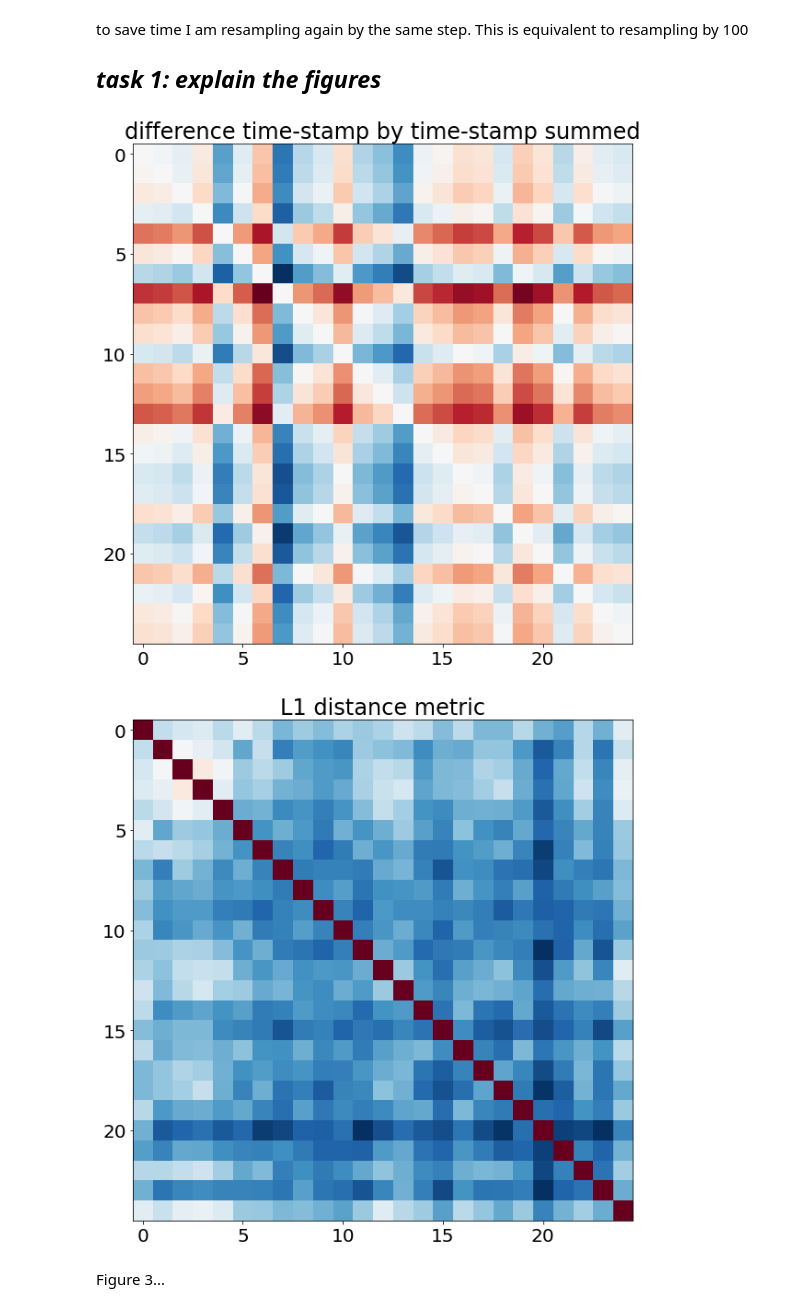
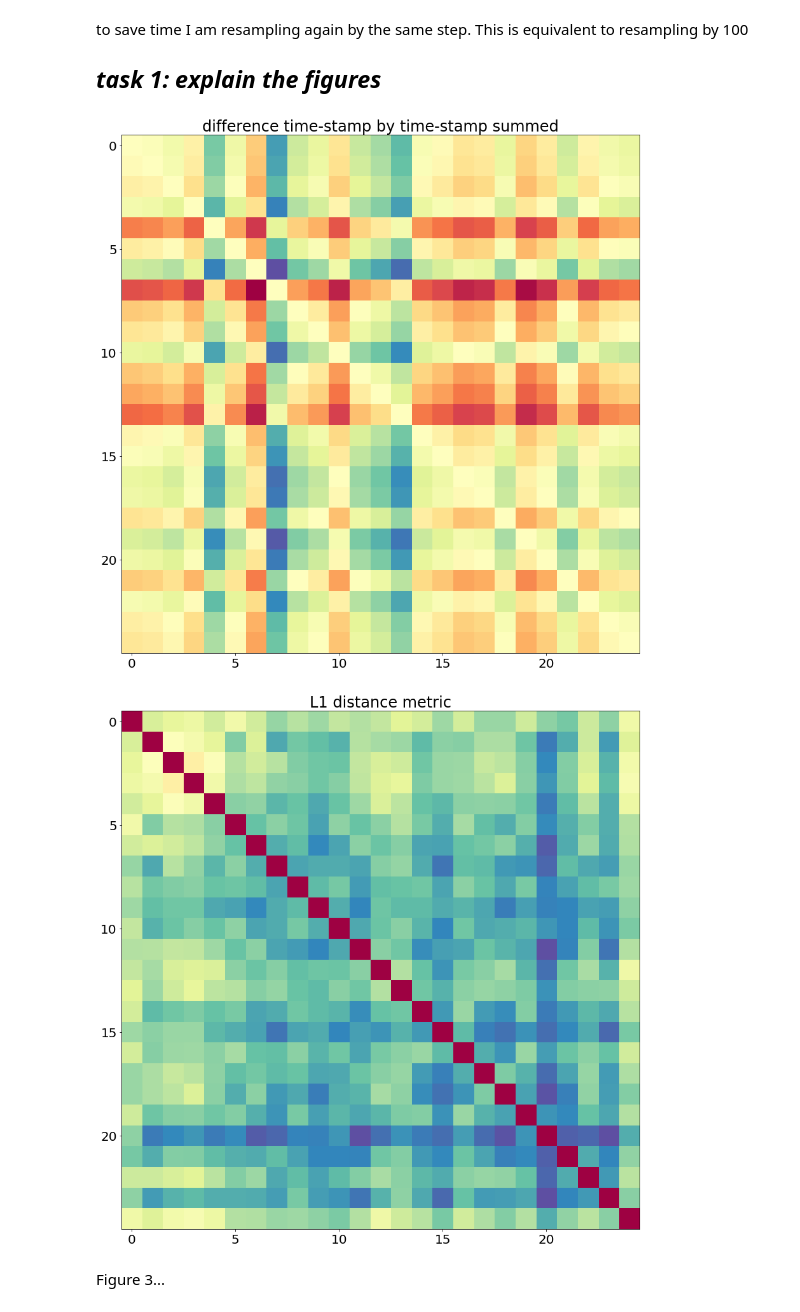
Before and after one commit to ahmadryan/MLTSA_RQudsi, a Jupyter notebook: HW7_RQudsi/dtw_instructions.ipynb, the cells around one changed output. Drawn from its saved outputs; the diff is of its cells as text; code cells hidden in the pictures.

```diff
--- a/HW7_RQudsi/dtw_instructions.ipynb
+++ b/HW7_RQudsi/dtw_instructions.ipynb
@@ -122,5 +120,5 @@ cd ../
 # %%
-filenames = np.sort(glob.glob("data/*wav"))
+filenames = np.sort(glob.glob("*wav"))
 norm_obj= Normalize(vmin=0, vmax=4)
 colors = {"Jarvis": (pl.cm.viridis(norm_obj(0)),
                      "Jarvis"),
@@ -252,7 +279,7 @@ Plot the distance between each pair of the 25 sound bites. The distance matrix s
 
 The naive distance can be the sum of the difference between entries of the array at the same time stamp, i.e. along the diagonal, or its absolute value, which would correspond to the L1 metric
 # %%
-def naive_distances(a, b):
+def naive_distances_func(a, b):
     return (a - b).sum()
-def l1(a, b):
+def l1_func(a, b):
     return (np.abs(a - b)).sum()
@@ -263,16 +312,16 @@ to save time I am resampling again by the same step. This is equivalent to resam
 # %%
 pl.imshow(cdist(X[:,::steps],
                X[:,::steps], metric=naive_distances),
-         cmap="RdBu")
+         cmap="Spectral")
 pl.title("difference time-stamp by time-stamp summed")
 pl.figure()
 pl.imshow(cdist(X[:,::steps],
                X[:,::steps], metric=l1),
-         cmap="RdBu")
+         cmap="Spectral")
 pl.title("L1 distance metric");
 # %% [output]
-[figure, old version]
+[figure, new version]
-[figure, old version]
+[figure, new version]
 # %% [markdown]
 Figure 3...
 # %% [markdown]
```
Also changed, not shown: parts of 26 cells of this notebook.
